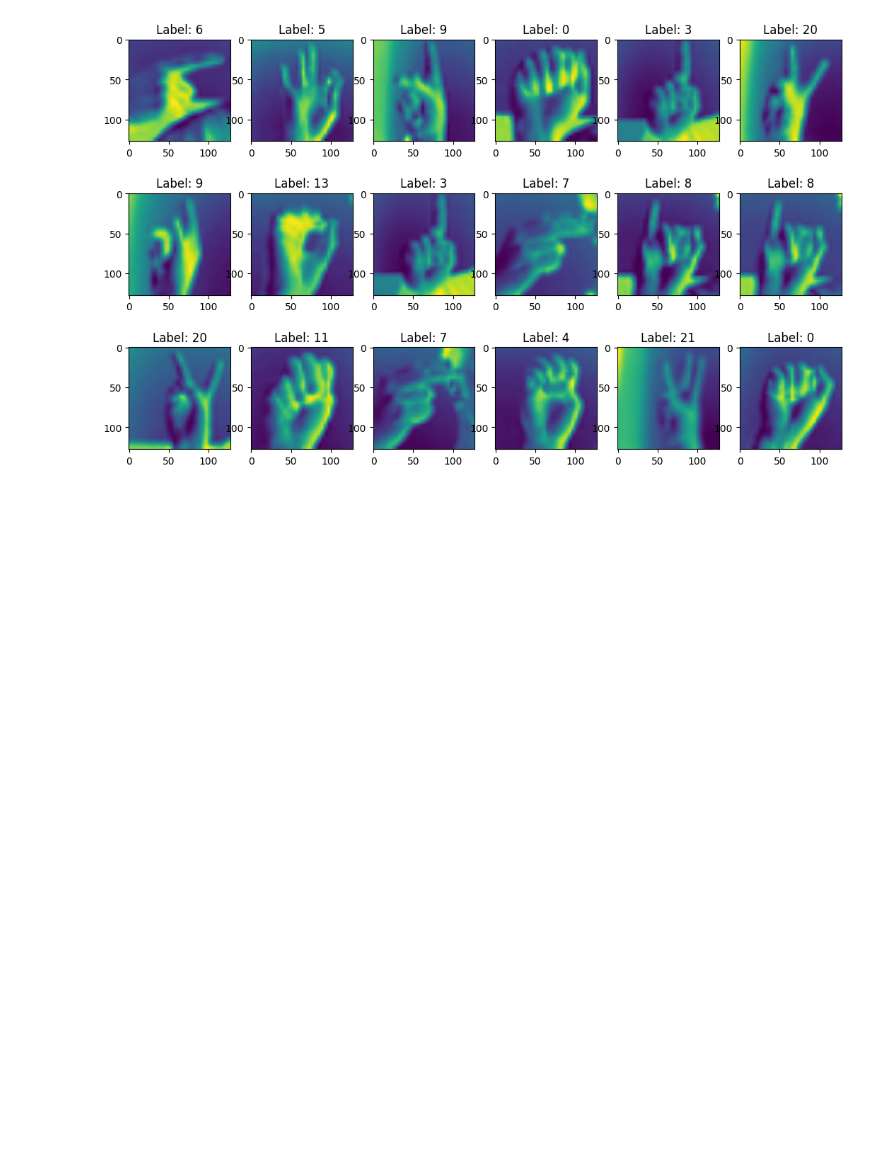
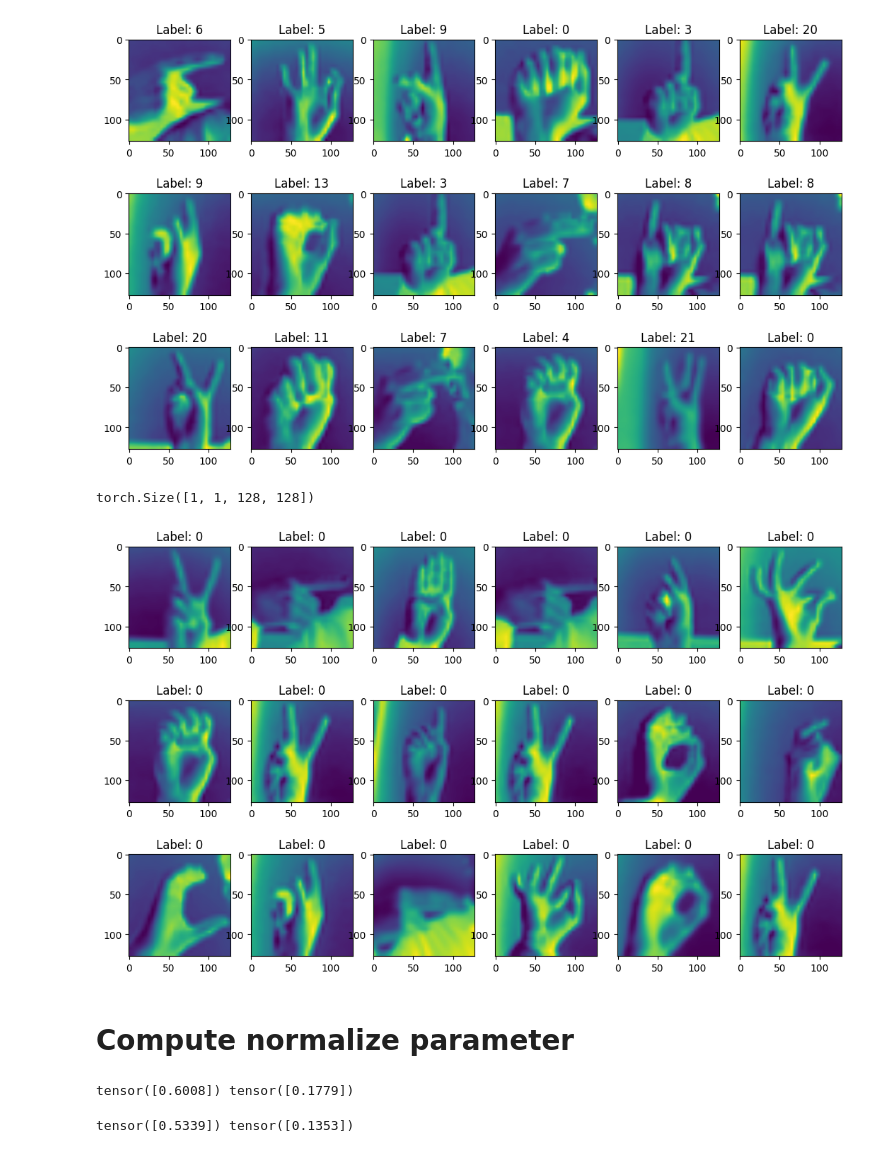
Before and after one commit to Horizon-42/sign_languages, a Jupyter notebook: test_dataset.ipynb, the cells around one changed output. Saved outputs shown, nothing was run; the diff lists cells and outputs as text; code cells hidden in the pictures; blank space fills up the shorter version.

```diff
--- a/test_dataset.ipynb
+++ b/test_dataset.ipynb
@@ -63,3 +67,56 @@ plot_dataset(todo_ex_dataloader)
 # %% [output]
 [0, 1, 2, 3, 4, 5, 6, 7, 8, 10, 11, 12, 13, 14, 15, 16, 17, 18, 19, 20, 21, 22, 23, 24]
 [figure]
+# %%
+# Read todo, make sure the l"abels also didn't include 9
+todo_data = read_tensor_dataset(
+    "data/thws-mai-idl-ss-25-sign-language/SignLanguage_kaggle/todo.pth")
+
+tod_dataset = SignLanguageDataset(
+    todo_data, transform=transform)
+
+todo_dataloader = iter(DataLoader(tod_dataset))
+
+img, label = next(todo_dataloader)
+print(img.shape)
+
+plot_dataset(todo_dataloader)
+# %% [output]
+torch.Size([1, 1, 128, 128])
+[figure, added]
+# %% [markdown]
+# Compute normalize parameter
+# %%
+def compute_mean_std(loader):
+
+    n_channels = 1  # 如果是灰度图，改成1
+    mean = torch.zeros(n_channels)
+    std = torch.zeros(n_channels)
+    total_pixels = 0
+
+    for images, _ in tqdm.tqdm(loader):
+        # 如果是灰度图像，images.shape = (B, 1, H, W)
+        # 如果是彩色图像，images.shape = (B, 3, H, W)
+        batch_samples = images.size(0)
+        images = images.view(batch_samples, images.size(1), -1)  # [B, C, H*W]
+        total_pixels += images.size(2) * batch_samples
+
+        mean += images.sum(dim=[0, 2])  # sum over batch and pixels
+        std += (images ** 2).sum(dim=[0, 2])
+
+    mean /= total_pixels
+    std = (std / total_pixels - mean ** 2).sqrt()
+
+    return mean, std
+
+
+train_mean, train_std = compute_mean_std(train_dataloader)
+print(train_mean, train_std)
+# %% [output]
+tensor([0.6008]) tensor([0.1779])
+# %%
+# test data
+todo_mean, todo_std = compute_mean_std(todo_dataloader)
+print(todo_mean, todo_std)
+# %% [output]
+tensor([0.5339]) tensor([0.1353])
```
Also changed, not shown: parts of 2 cells of this notebook, 6 other files.
